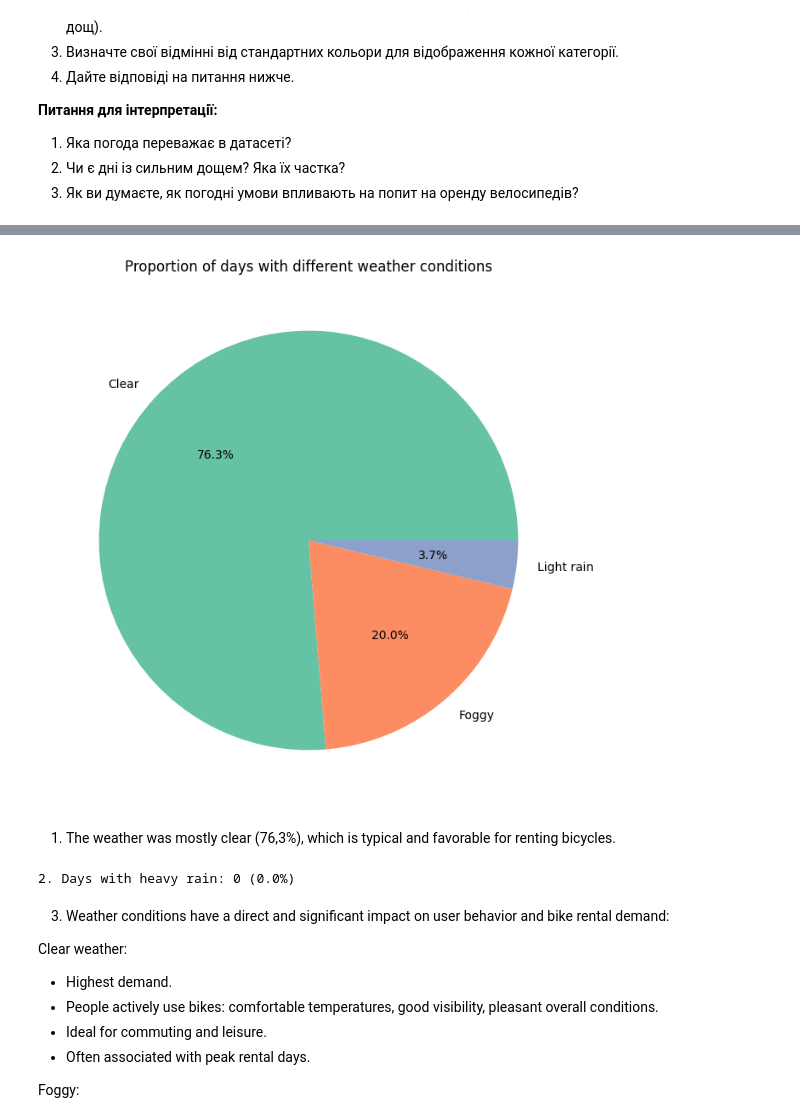
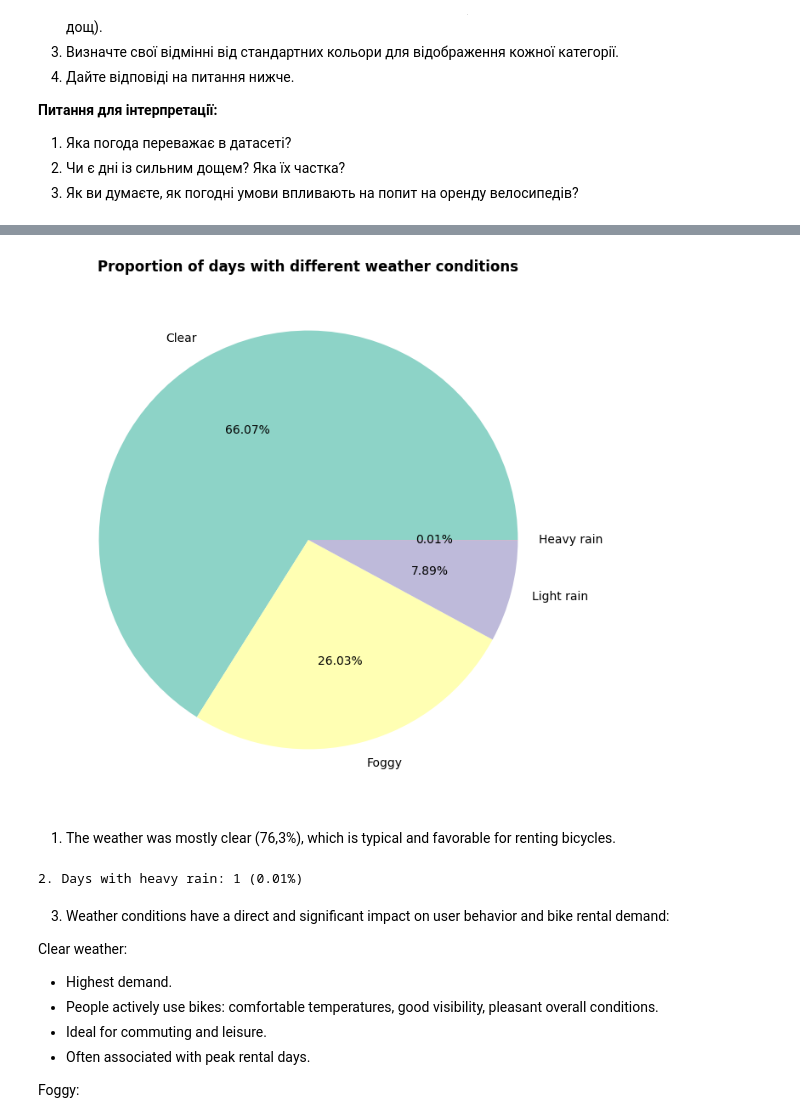
Before and after one commit to Yulia-Momotyuk/DLA-data-analysis-practice, a Jupyter notebook: Python/HW-7.1 Data visualization with Pandas.ipynb, the cells around one changed output, grey strips where cells are left out. Saved outputs shown, nothing was run; the diff lists cells and outputs as text; code cells hidden in the pictures.

```diff
--- a/Python/HW-7.1 Data visualization with Pandas.ipynb
+++ b/Python/HW-7.1 Data visualization with Pandas.ipynb
@@ -25,7 +25,7 @@ import pandas as pd
 import matplotlib.pyplot as plt
 
 # Завантаження даних
-df = pd.read_csv('/yulu_bike_sharing_dataset.csv')
+df = pd.read_csv('/content/yulu_bike_sharing_dataset.csv')
 # %%
 # Перетворення datetime у правильний формат
 df['datetime'] = pd.to_datetime(df['datetime'])
@@ -337,6 +324,2 @@ weather_map = {
 # %%
-df['weather_desc'] = df['weather'].map(weather_map)
+weather_counts = df['weather'].value_counts().sort_index()
-# %%
-daily_weather = df.groupby(df.index.date)['weather_desc'].agg(lambda x: x.mode()[0])
-weather_counts = daily_weather.value_counts()
-weather_counts
@@ -350,25 +326,27 @@ dtype: int64
+# %%
+weather_labels = ['Clear', 'Foggy', 'Light rain', 'Heavy rain']
 # %%
 weather_counts.plot.pie(
     figsize=(8, 8),
-    labels=weather_counts.index,
-    autopct='%1.1f%%',
-    colors=plt.cm.Set2.colors
+    labels=weather_labels,
+    autopct='%1.2f%%',
+    colors=plt.cm.Set3.colors
 )
 
-plt.title('Proportion of days with different weather conditions')
+plt.title('Proportion of days with different weather conditions', fontweight='bold')
 plt.ylabel(''),
 
 plt.show()
 # %% [output]
-[figure, old version]
+[figure, new version]
 # %% [markdown]
 1. The weather was mostly clear (76,3%), which is typical and favorable for renting bicycles.
 # %%
-strong_rain_days = weather_counts.get('Сильний дощ', 0)
+strong_rain_days = (df['weather'] == 4).sum()
 strong_rain_percent = strong_rain_days / weather_counts.sum() * 100
-print(f"2. Days with heavy rain: {strong_rain_days} ({strong_rain_percent:.1f}%)")
+print(f"2. Days with heavy rain: {strong_rain_days} ({strong_rain_percent:.2f}%)")
 # %% [output]
-2. Days with heavy rain: 0 (0.0%)
+2. Days with heavy rain: 1 (0.01%)
 # %% [markdown]
 3. Weather conditions have a direct and significant impact on user behavior and bike rental demand:
 
```
Also changed, not shown: parts of 20 cells of this notebook.
